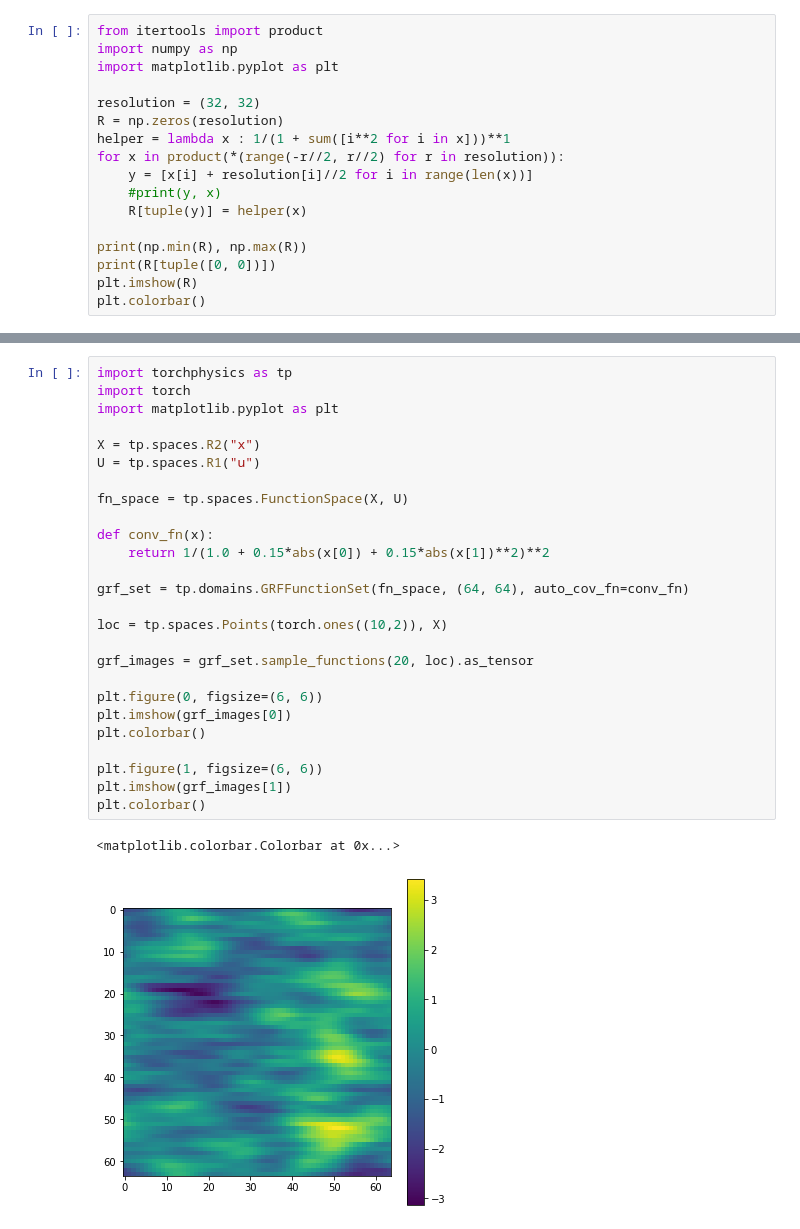
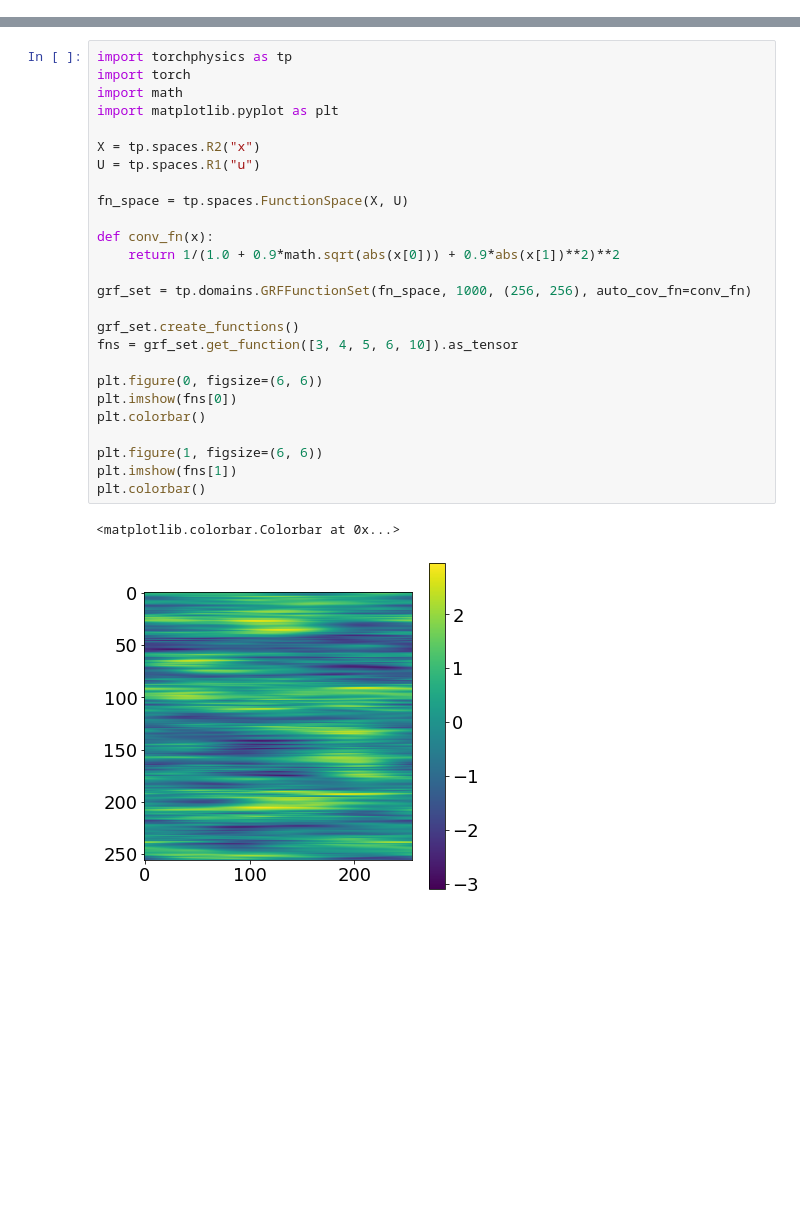
Before and after one commit to boschresearch/torchphysics, a Jupyter notebook: examples/deeponet/test_stuff.ipynb, the cells around one changed output, grey strips where cells are left out. Saved outputs shown, nothing was run; the diff lists cells and outputs as text; blank space fills up the shorter version.

```diff
--- a/examples/deeponet/test_stuff.ipynb
+++ b/examples/deeponet/test_stuff.ipynb
@@ -21,17 +74,0 @@ plt.plot(grid.as_tensor[0], rand_fns[draw_idx])
-# %%
-from itertools import product
-import numpy as np
-import matplotlib.pyplot as plt
-
-resolution = (32, 32)
-R = np.zeros(resolution)
-helper = lambda x : 1/(1 + sum([i**2 for i in x]))**1
-for x in product(*(range(-r//2, r//2) for r in resolution)):
-    y = [x[i] + resolution[i]//2 for i in range(len(x))]
-    #print(y, x)
-    R[tuple(y)] = helper(x)
-
-print(np.min(R), np.max(R))
-print(R[tuple([0, 0])])
-plt.imshow(R)
-plt.colorbar()
@@ -114,29 +171,29 @@ plt.colorbar()
 # %%
 import torchphysics as tp
 import torch
+import math
 import matplotlib.pyplot as plt
 
 X = tp.spaces.R2("x")
 U = tp.spaces.R1("u")
 
 fn_space = tp.spaces.FunctionSpace(X, U)
 
 def conv_fn(x):
-    return 1/(1.0 + 0.15*abs(x[0]) + 0.15*abs(x[1])**2)**2
+    return 1/(1.0 + 0.9*math.sqrt(abs(x[0])) + 0.9*abs(x[1])**2)**2
 
-grf_set = tp.domains.GRFFunctionSet(fn_space, (64, 64), auto_cov_fn=conv_fn)
+grf_set = tp.domains.GRFFunctionSet(fn_space, 1000, (256, 256), auto_cov_fn=conv_fn)
 
-loc = tp.spaces.Points(torch.ones((10,2)), X)
-
-grf_images = grf_set.sample_functions(20, loc).as_tensor
+grf_set.create_functions()
+fns = grf_set.get_function([3, 4, 5, 6, 10]).as_tensor
 
 plt.figure(0, figsize=(6, 6))
-plt.imshow(grf_images[0])
+plt.imshow(fns[0])
 plt.colorbar()
 
 plt.figure(1, figsize=(6, 6))
-plt.imshow(grf_images[1])
+plt.imshow(fns[1])
 plt.colorbar()
 # %% [output]
 <matplotlib.colorbar.Colorbar at 0x...>
-[figure, old version]
+[figure, new version]
```
Also changed, not shown: parts of 20 cells of this notebook, 19 other files.
